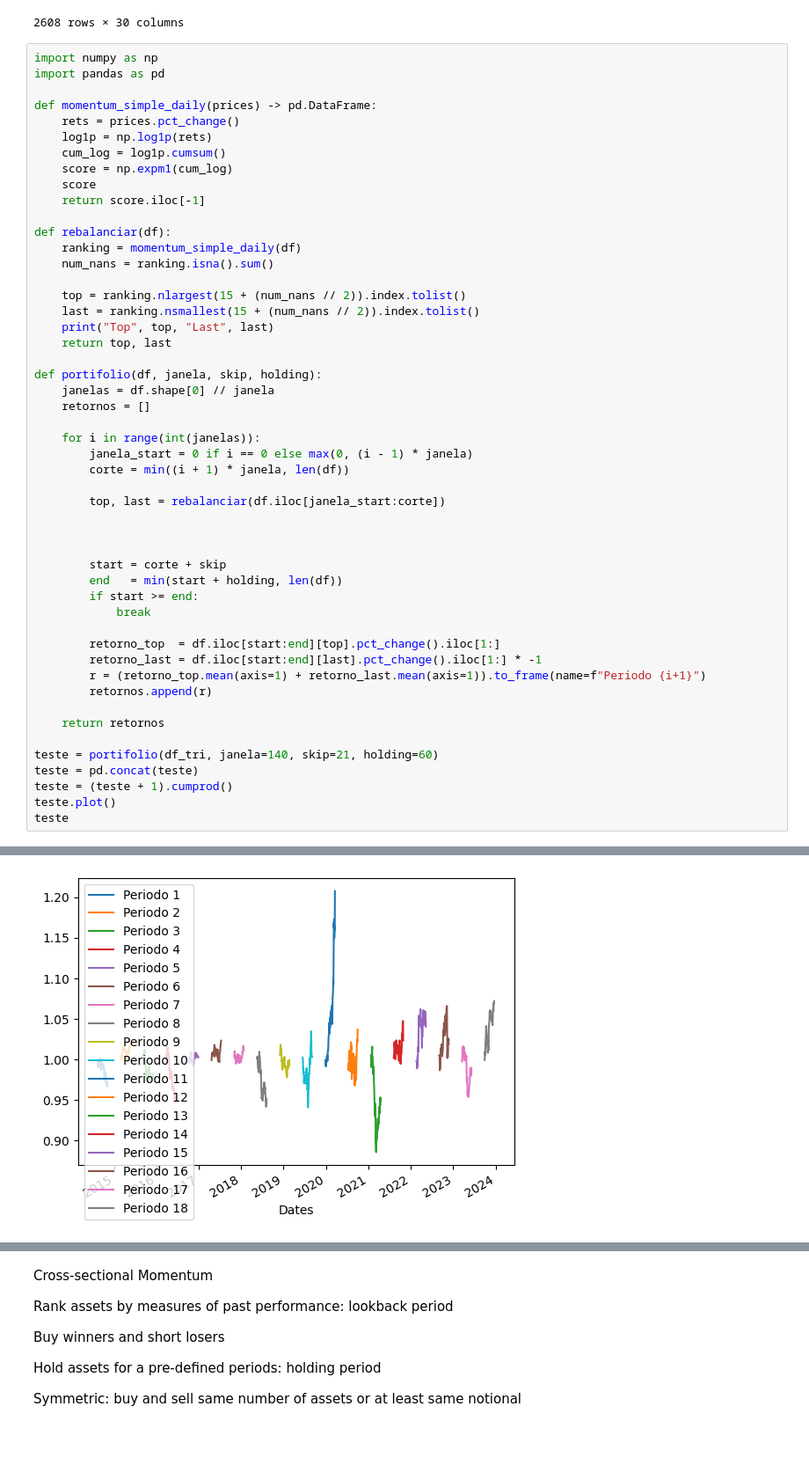
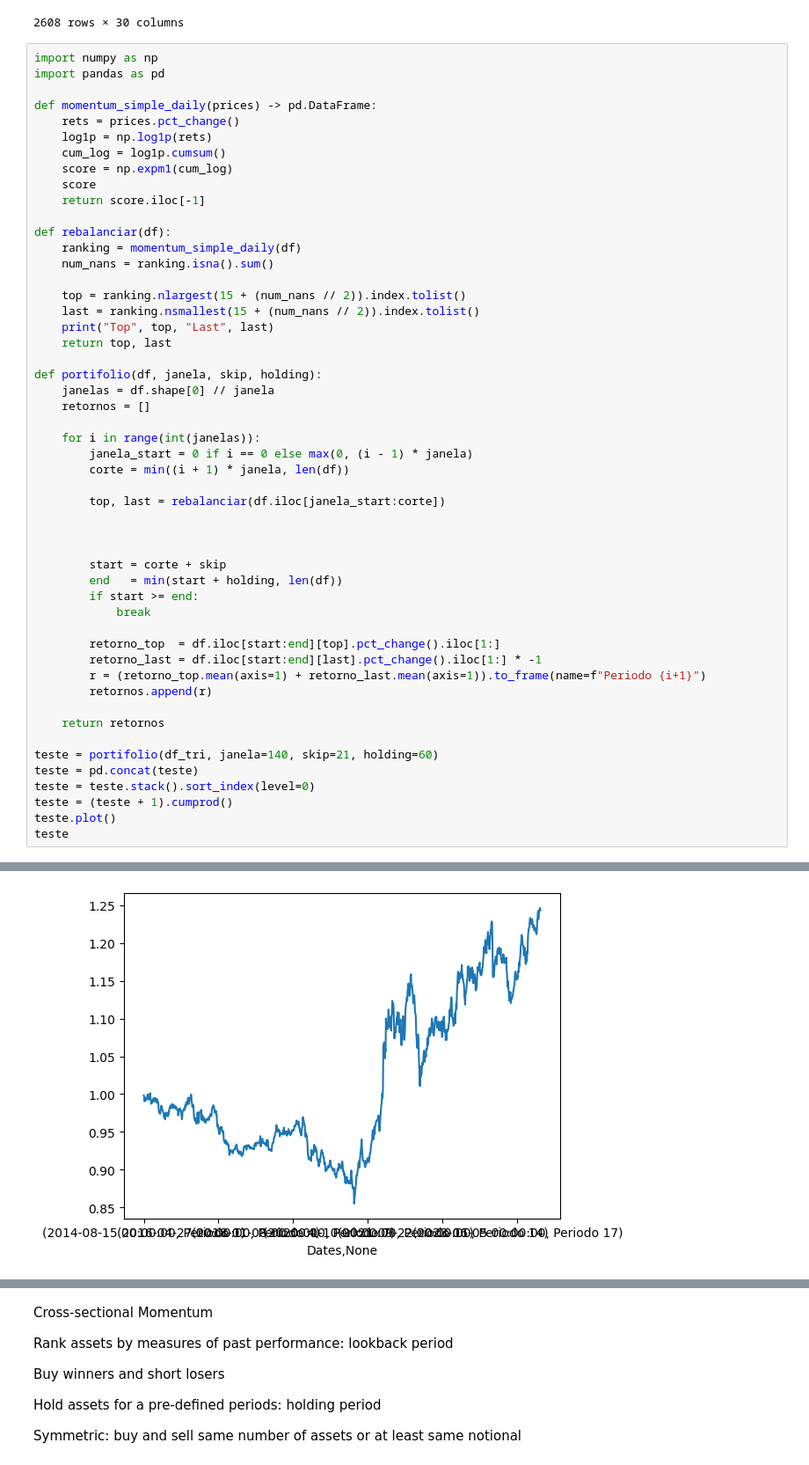
Before and after one commit to Gubscruz/quant-finance-insper, a Jupyter notebook: project_4.ipynb, the cells around one changed output, grey strips where cells are left out. Shown at 88% size. Cells and saved outputs as stored; diff of their text form; blank space fills up the shorter version.

```diff
--- a/project_4.ipynb
+++ b/project_4.ipynb
@@ -114,6 +114,7 @@ def portifolio(df, janela, skip, holding):
 
 teste = portifolio(df_tri, janela=140, skip=21, holding=60)
 teste = pd.concat(teste)
+teste = teste.stack().sort_index(level=0)
 teste = (teste + 1).cumprod()
 teste.plot()
 teste
@@ -153,4 +153,4 @@ Top ['JBL UN Equity.1', 'AXON UW Equity', 'AVGO UW Equity.1', 'URI UN Equity', '
-[figure, old version]
+[figure, new version]
 # %%
 serie_unica = teste.stack().sort_index(level=0)
 
```
Also changed, not shown: parts of 3 cells of this notebook.
